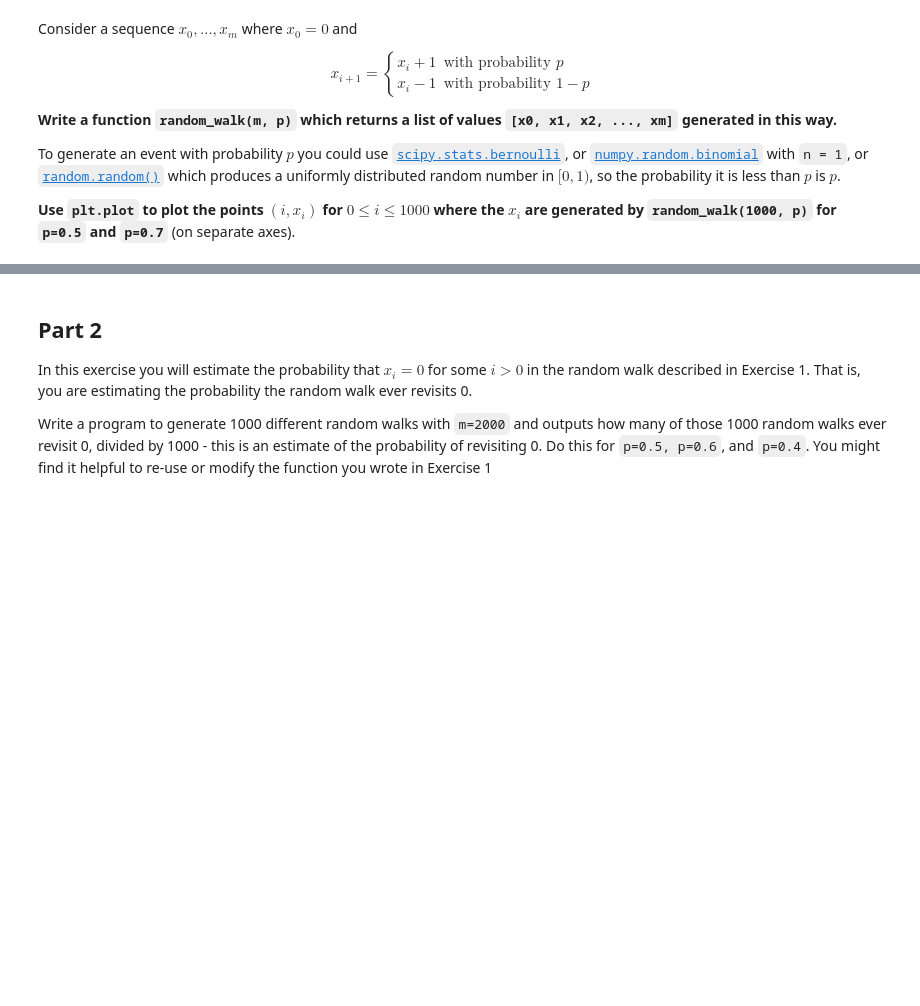
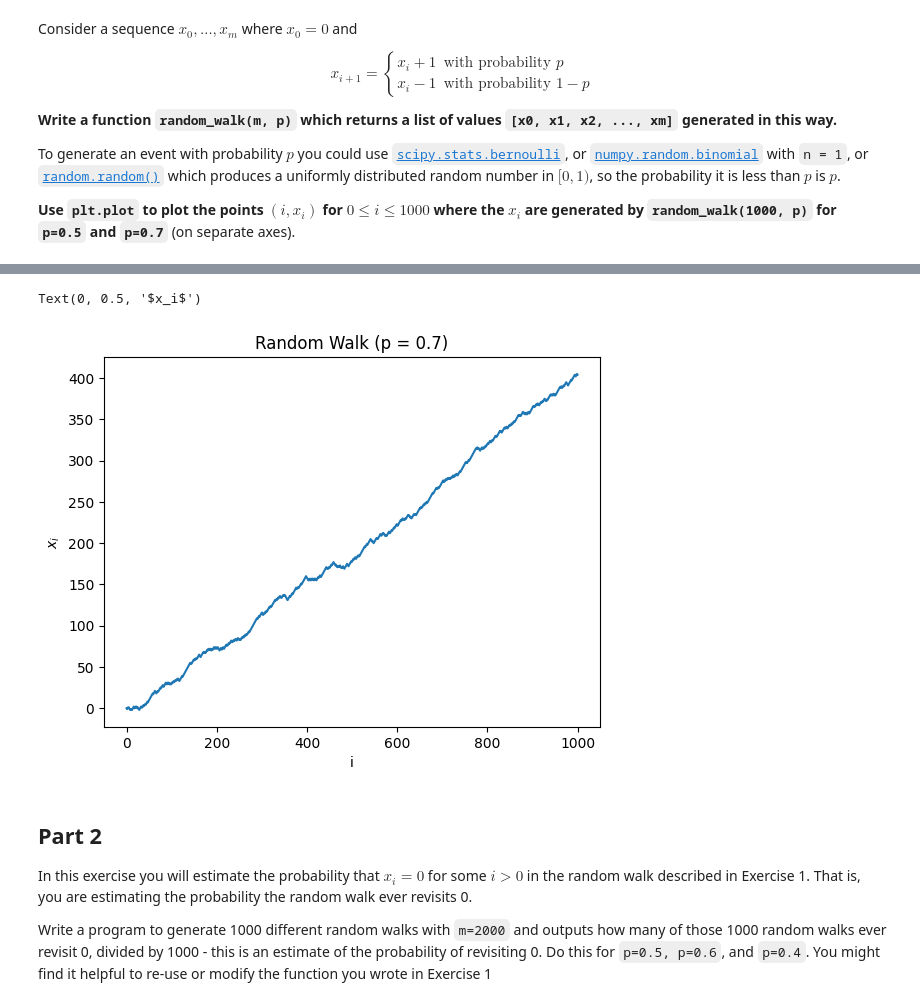
Before and after one commit to jupiterzw/ucl_math0011_projects, a Jupyter notebook: Project 5 - Random Walks.ipynb, the cells around one changed output, grey strips where cells are left out. Drawn from its saved outputs; the diff is of its cells as text; code cells hidden in the pictures; blank space fills up the shorter version.

```diff
--- a/Project 5 - Random Walks.ipynb
+++ b/Project 5 - Random Walks.ipynb
@@ -45,3 +61,15 @@ def random_walk(m, p):
+# %%
+# plot the p=0.7 random walk in this cell
+
+xs = np.linspace(0, 1000, 1001)
+ys = random_walk(1000, 0.7)
+plt.plot(xs, ys)
+plt.title("Random Walk (p = 0.7)")
+plt.xlabel("i")
+plt.ylabel("$x_i$")
+# %% [output]
+Text(0, 0.5, '$x_i$')
+[figure, added]
 # %% [markdown]
 ## Part 2
 
```
Also changed, not shown: parts of 12 cells of this notebook.
